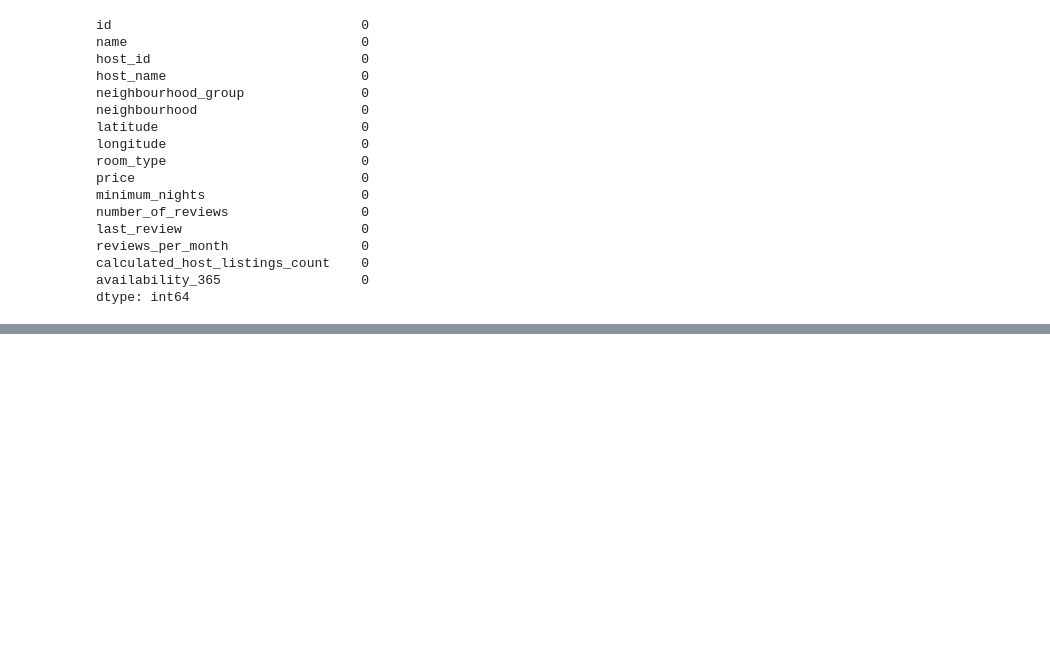
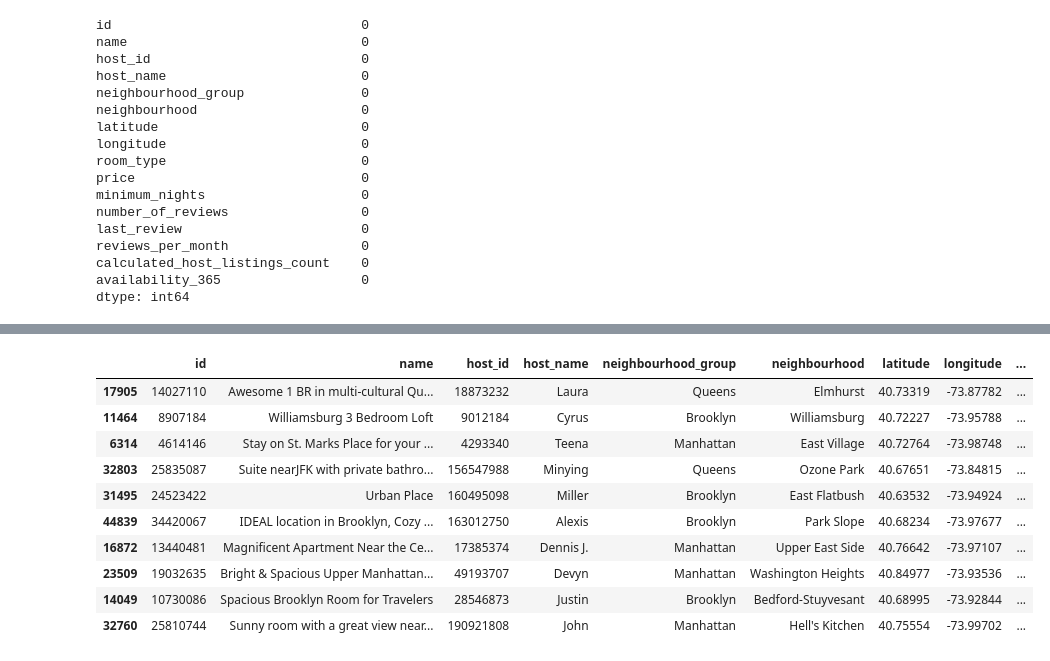
Before and after one commit to Bikash61/Daily-task, a Jupyter notebook: 02 BAISIC OF EDA/basic of EDA.ipynb, the cells around one changed output, grey strips where cells are left out. Drawn from its saved outputs; the diff is of its cells as text; code cells hidden in the pictures; blank space fills up the shorter version.

```diff
--- a/02 BAISIC OF EDA/basic of EDA.ipynb
+++ b/02 BAISIC OF EDA/basic of EDA.ipynb
@@ -297,0 +318,14 @@ dtype: int64
+# %%
+df.sample(10)
+# %% [output]
+|  | id | name | host_id | host_name | neighbourhood_group | neighbourhood | latitude | longitude | ... |
+| 17905 | 14027110 | Awesome 1 BR in multi-cultural Qu... | 18873232 | Laura | Queens | Elmhurst | 40.73319 | -73.87782 | ... |
+| 11464 | 8907184 | Williamsburg 3 Bedroom Loft | 9012184 | Cyrus | Brooklyn | Williamsburg | 40.72227 | -73.95788 | ... |
+| 6314 | 4614146 | Stay on St. Marks Place for your ... | 4293340 | Teena | Manhattan | East Village | 40.72764 | -73.98748 | ... |
+| 32803 | 25835087 | Suite nearJFK with private bathro... | 156547988 | Minying | Queens | Ozone Park | 40.67651 | -73.84815 | ... |
+| 31495 | 24523422 | Urban Place | 160495098 | Miller | Brooklyn | East Flatbush | 40.63532 | -73.94924 | ... |
+| 44839 | 34420067 | IDEAL location in Brooklyn, Cozy ... | 163012750 | Alexis | Brooklyn | Park Slope | 40.68234 | -73.97677 | ... |
+| 16872 | 13440481 | Magnificent Apartment Near the Ce... | 17385374 | Dennis J. | Manhattan | Upper East Side | 40.76642 | -73.97107 | ... |
+| 23509 | 19032635 | Bright & Spacious Upper Manhattan... | 49193707 | Devyn | Manhattan | Washington Heights | 40.84977 | -73.93536 | ... |
+| 14049 | 10730086 | Spacious Brooklyn Room for Travelers | 28546873 | Justin | Brooklyn | Bedford-Stuyvesant | 40.68995 | -73.92844 | ... |
+| 32760 | 25810744 | Sunny room with a great view near... | 190921808 | John | Manhattan | Hell's Kitchen | 40.75554 | -73.99702 | ... |
```
Also changed, not shown: parts of 1 cell of this notebook, 2 other files.
